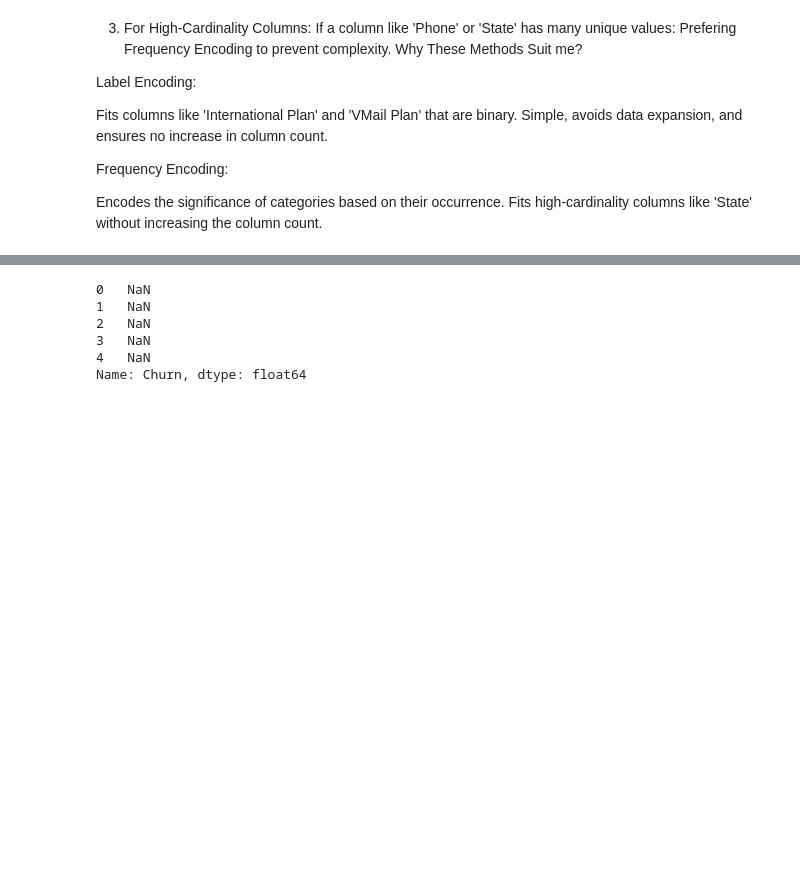
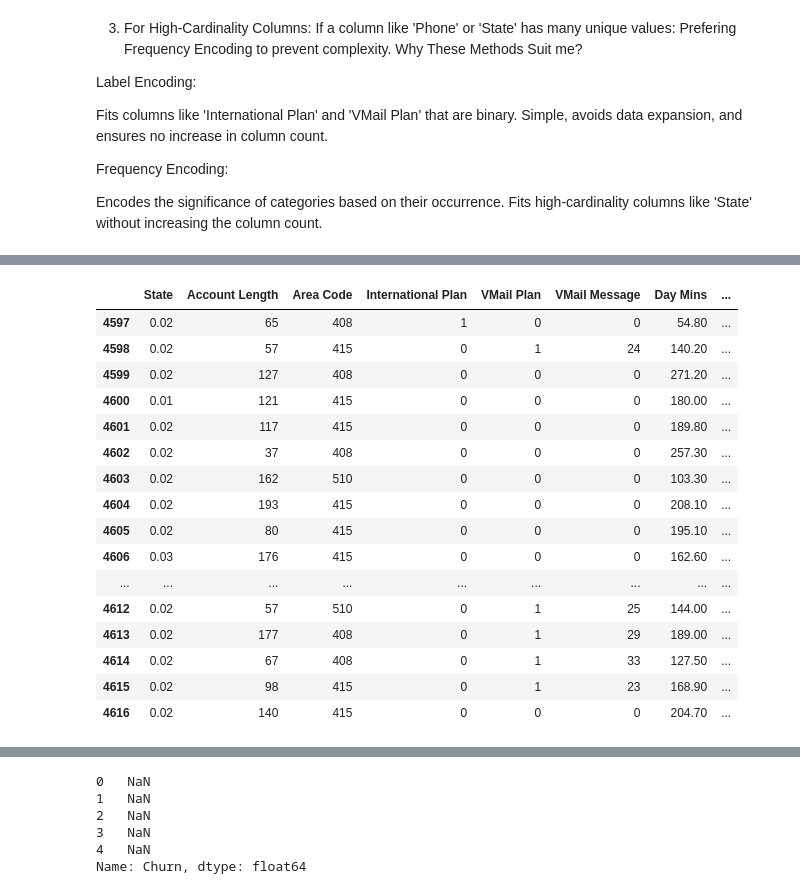
Before and after one commit to isahaq777/My_Projects, a Jupyter notebook: Data_Science_Projects/Telecom/No_Chrun_Telecom.ipynb, the cells around one changed output, grey strips where cells are left out. Saved outputs shown, nothing was run; the diff lists cells and outputs as text; code cells hidden in the pictures; blank space fills up the shorter version.

```diff
--- a/Data_Science_Projects/Telecom/No_Chrun_Telecom.ipynb
+++ b/Data_Science_Projects/Telecom/No_Chrun_Telecom.ipynb
@@ -375,0 +401,20 @@ Fits high-cardinality columns like 'State' without increasing the column count.
+# %%
+data.tail(20)
+# %% [output]
+|  | State | Account Length | Area Code | International Plan | VMail Plan | VMail Message | Day Mins | ... |
+| 4597 | 0.02 | 65 | 408 | 1 | 0 | 0 | 54.80 | ... |
+| 4598 | 0.02 | 57 | 415 | 0 | 1 | 24 | 140.20 | ... |
+| 4599 | 0.02 | 127 | 408 | 0 | 0 | 0 | 271.20 | ... |
+| 4600 | 0.01 | 121 | 415 | 0 | 0 | 0 | 180.00 | ... |
+| 4601 | 0.02 | 117 | 415 | 0 | 0 | 0 | 189.80 | ... |
+| 4602 | 0.02 | 37 | 408 | 0 | 0 | 0 | 257.30 | ... |
+| 4603 | 0.02 | 162 | 510 | 0 | 0 | 0 | 103.30 | ... |
+| 4604 | 0.02 | 193 | 415 | 0 | 0 | 0 | 208.10 | ... |
+| 4605 | 0.02 | 80 | 415 | 0 | 0 | 0 | 195.10 | ... |
+| 4606 | 0.03 | 176 | 415 | 0 | 0 | 0 | 162.60 | ... |
+| ... | ... | ... | ... | ... | ... | ... | ... | ... |
+| 4612 | 0.02 | 57 | 510 | 0 | 1 | 25 | 144.00 | ... |
+| 4613 | 0.02 | 177 | 408 | 0 | 1 | 29 | 189.00 | ... |
+| 4614 | 0.02 | 67 | 408 | 0 | 1 | 33 | 127.50 | ... |
+| 4615 | 0.02 | 98 | 415 | 0 | 1 | 23 | 168.90 | ... |
+| 4616 | 0.02 | 140 | 415 | 0 | 0 | 0 | 204.70 | ... |
```
Also changed, not shown: parts of 10 cells of this notebook.
